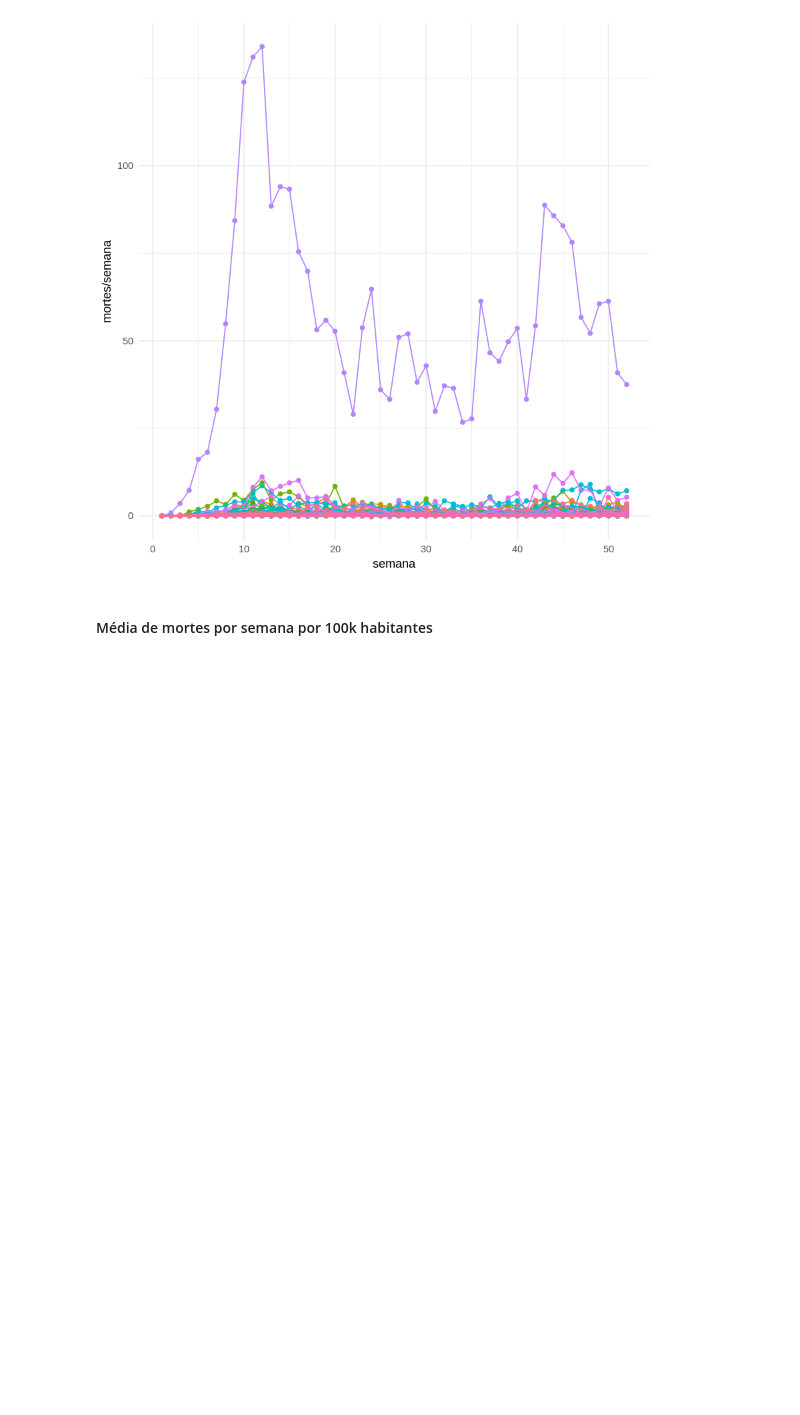
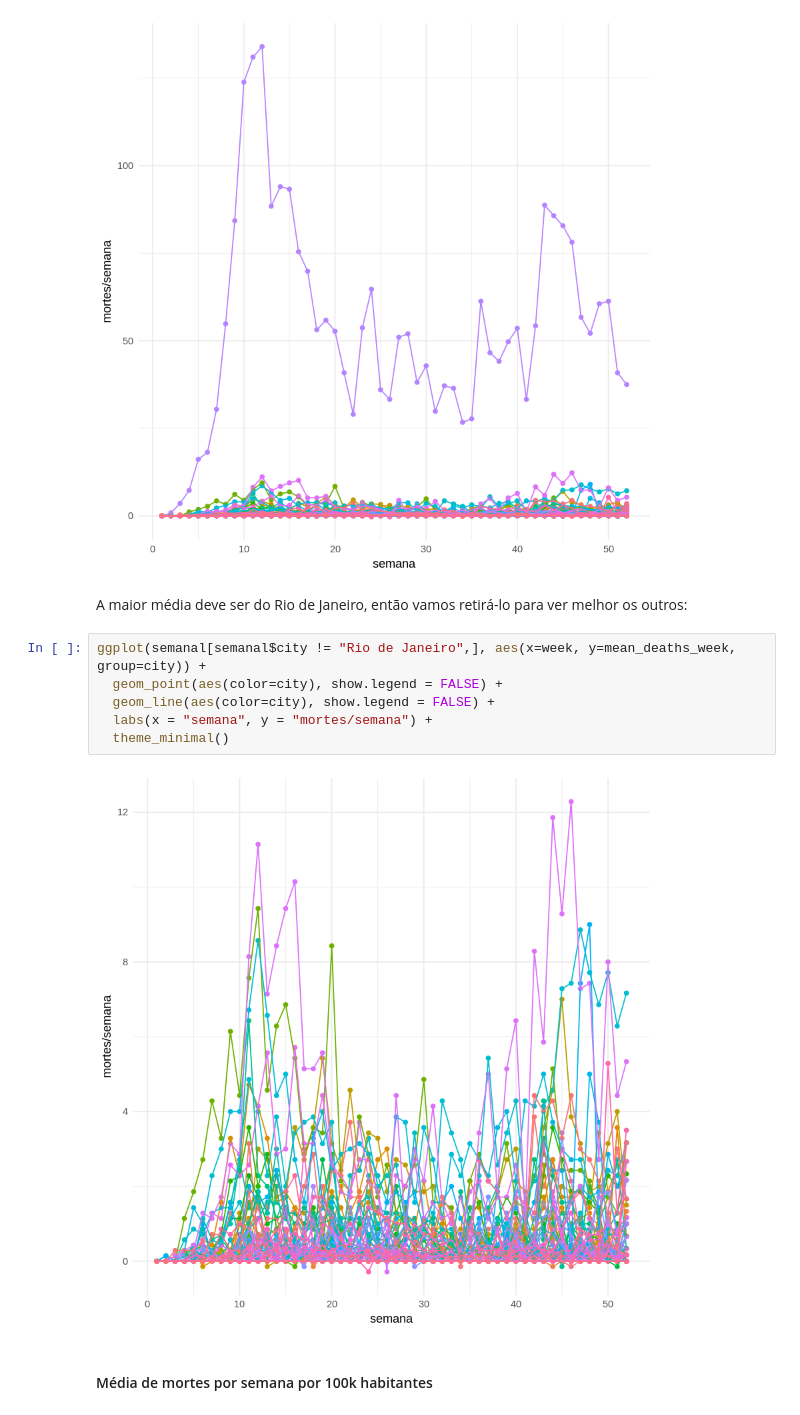
Before and after one commit to castroantonio/R-covid-exploratory-analysis-Brasil.io, a Jupyter notebook: pre-processamento.ipynb, the cells around one changed output. Drawn from its saved outputs; the diff is of its cells as text; blank space fills up the shorter version.

```diff
--- a/pre-processamento.ipynb
+++ b/pre-processamento.ipynb
@@ -314,6 +406,16 @@ ggplot(semanal, aes(x=week, y=mean_deaths_week, group=city)) +
   theme_minimal()
 # %% [output]
 [figure]
+# %% [markdown]
+<p>A maior média deve ser do Rio de Janeiro, então vamos retirá-lo para ver melhor os outros:</p>
+# %%
+ggplot(semanal[semanal$city != "Rio de Janeiro",], aes(x=week, y=mean_deaths_week, group=city)) +
+  geom_point(aes(color=city), show.legend = FALSE) +
+  geom_line(aes(color=city), show.legend = FALSE) +
+  labs(x = "semana", y = "mortes/semana") +
+  theme_minimal()
+# %% [output]
+[figure, added]
 # %% [markdown]
 <h4>Média de mortes por semana por 100k habitantes</h4>
 # %%
```
Also changed, not shown: parts of 24 cells of this notebook, 1 other file.
